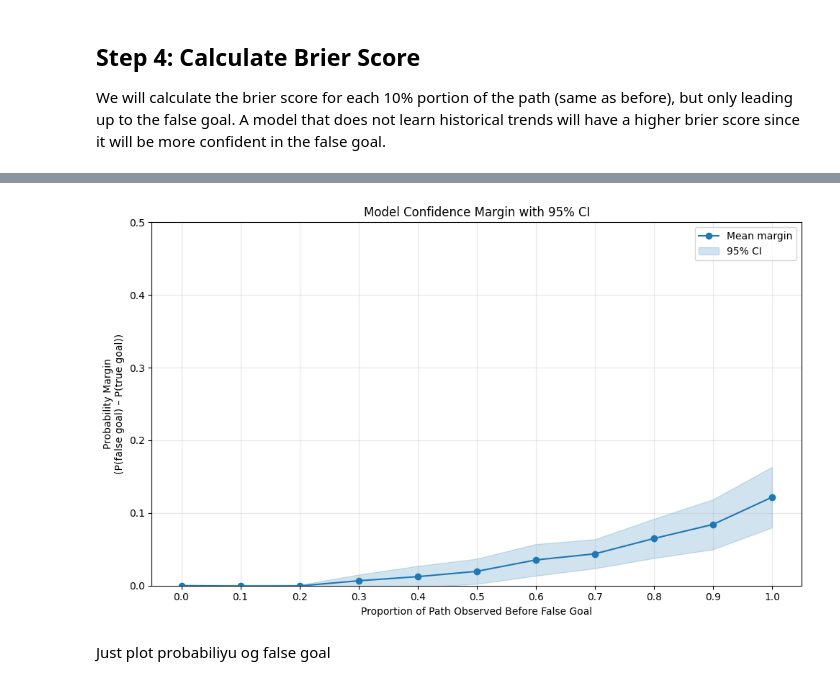
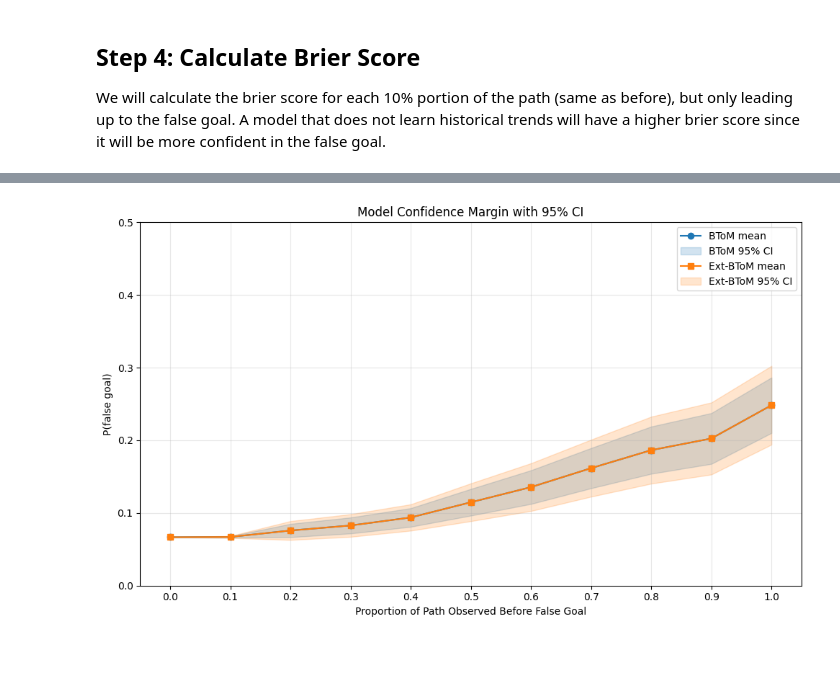
Before and after one commit to NigelDoering/Theory-of-mind, a Jupyter notebook: notebooks/Campus_Experiment_1.ipynb, the cells around one changed output, grey strips where cells are left out. Saved outputs shown, nothing was run; the diff lists cells and outputs as text; code cells hidden in the pictures; blank space fills up the shorter version.

```diff
--- a/notebooks/Campus_Experiment_1.ipynb
+++ b/notebooks/Campus_Experiment_1.ipynb
@@ -240,0 +256,2 @@ btom.reset_posteriors()
+# %%
+ext_btom = Extended_BToM(campus, agents, goals)
@@ -294,17 +272,19 @@ def brier_along_path(path, true_goal, posteriors_by_step, goals):
 # %%
-scores = []
+btom_scores = []
 for agent in agents:
-    min_goal_idx = np.argmin(agent.goal_distribution)
-    min_goal = goals[min_goal_idx]
-    # Select the path proportion
     path = agent.path
-    #false_goal_idx = path.index(min_goal)
-    #path = path[:false_goal_idx + 1]
-
     scores.append(brier_along_path(path,
                               agent.goal_node,
                               posteriors_data[agent.id],
                               goals))
+
+ext_scores = []
+for agent in agents:
+    path = agent.path
+    ext_scores.append(brier_along_path(path,
+                              agent.goal_node,
+                              ext_posteriors_data[agent.id],
+                              goals))
 # %%
 import numpy as np
 import matplotlib.pyplot as plt
@@ -387,7 +380,7 @@ def fooled_along_path(path, true_goal, false_goal, posteriors_by_step, goals):
             p_dist = uniform
         else:
             p_dist = posteriors_by_step[t-1]
-        results.append(fooled_score(true_goal, p_dist, false_goal))
+        results.append(p_dist[false_goal])
 
     return results
 # %%
@@ -408,36 +401,49 @@ for agent in agents:
 # %%
 import numpy as np
 import matplotlib.pyplot as plt
 
-# Suppose `fooled_scores` is your (n_trajectories × n_fractions) array:
-arr = np.array(fooled_scores)   # shape (N, 11)
+# your two (n_trajectories × n_fractions) arrays:
+arr      = np.array(fooled_scores)      # original BToM
+ext_arr  = np.array(ext_fooled_scores)  # extended BToM
+
 props = np.linspace(0, 1, arr.shape[1])
 
-# Compute mean and standard error of the mean (SEM) at each fraction
-mean_scores = arr.mean(axis=0)
-sem_scores  = arr.std(axis=0, ddof=1) / np.sqrt(arr.shape[0])
+# --- original BToM stats ---
+mean_b = arr.mean(axis=0)
+sem_b  = arr.std(axis=0, ddof=1) / np.sqrt(arr.shape[0])
+ci95_b = 1.96 * sem_b
+low_b  = mean_b - ci95_b
+high_b = mean_b + ci95_b
 
-# 95% CI half‐width
-ci95 = 1.96 * sem_scores
-
-lower = mean_scores - ci95
-upper = mean_scores + ci95
+# --- extended BToM stats ---
+mean_e = ext_arr.mean(axis=0)
+sem_e  = ext_arr.std(axis=0, ddof=1) / np.sqrt(ext_arr.shape[0])
+ci95_e = 1.96 * sem_e
+low_e  = mean_e - ci95_e
+high_e = mean_e + ci95_e
 
 plt.figure(figsize=(10,6))
-plt.plot(props, mean_scores, '-o', label='Mean margin')
-plt.fill_between(props, lower, upper,
+
+# original BToM
+plt.plot(props, mean_b, '-o', color='C0', label='BToM mean')
+plt.fill_between(props, low_b, high_b,
                  color='C0', alpha=0.2,
-                 label='95% CI')
+                 label='BToM 95% CI')
+
+# extended BToM
+plt.plot(props, mean_e, '-s', color='C1', label='Ext‐BToM mean')
+plt.fill_between(props, low_e, high_e,
+                 color='C1', alpha=0.2,
+                 label='Ext‐BToM 95% CI')
+
 plt.xlabel('Proportion of Path Observed Before False Goal')
-plt.ylabel('Probability Margin\n(P(false goal) – P(true goal))')
+plt.ylabel('P(false goal)')
 plt.title('Model Confidence Margin with 95% CI')
 plt.xticks(props)
-plt.ylim(0, .5)
+plt.ylim(0, 0.5)
 plt.grid(alpha=0.3)
 plt.legend(loc='upper right')
 plt.tight_layout()
 plt.show()
 # %% [output]
-[figure, old version]
+[figure, new version]
-# %% [markdown]
-Just plot probabiliyu og false goal
```
Also changed, not shown: parts of 11 cells of this notebook, 1 other file.
